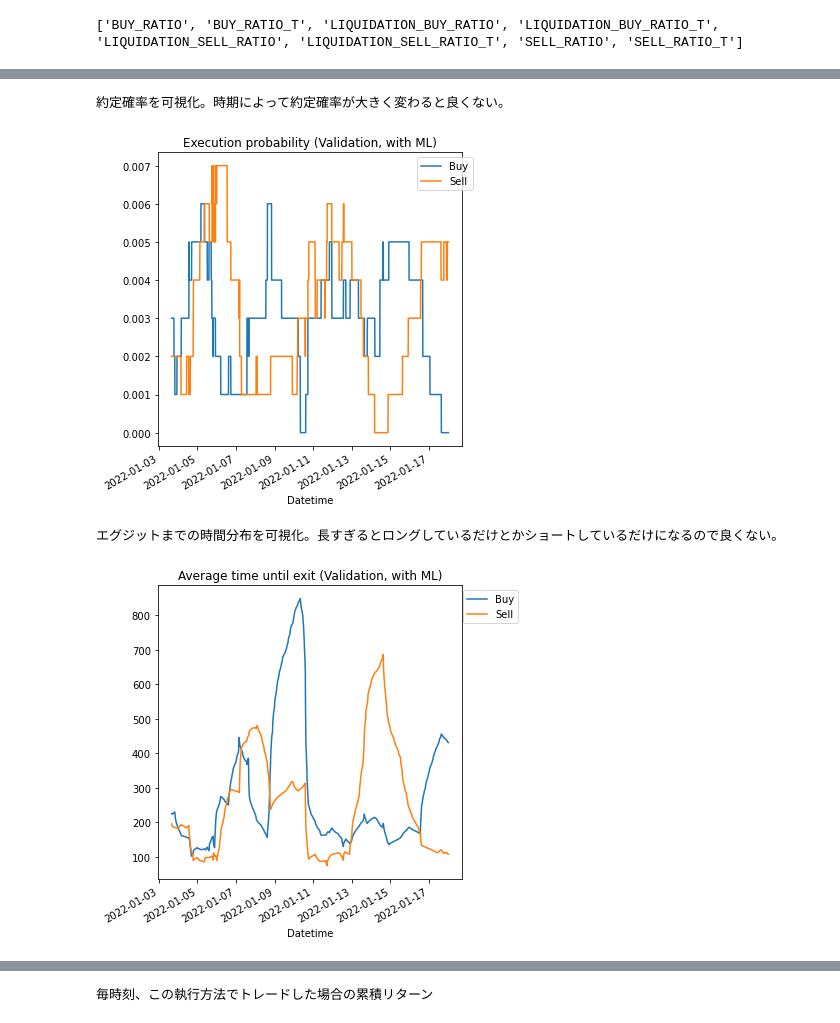
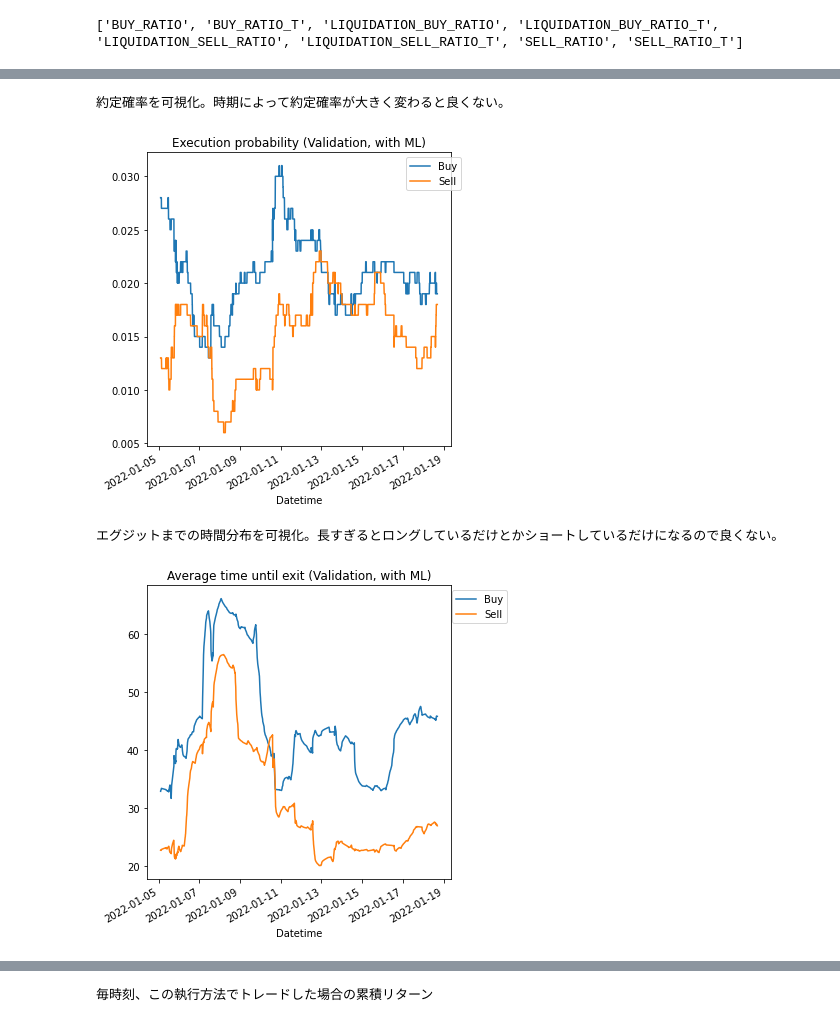
Before and after one commit to WannabeBotter/crypto_misc_jupyter, a Jupyter notebook: richman_dollarbar/richman_dollarbar.ipynb, the cells around one changed output, grey strips where cells are left out. Cells and saved outputs as stored; diff of their text form; code cells hidden in the pictures.

```diff
--- a/richman_dollarbar/richman_dollarbar.ipynb
+++ b/richman_dollarbar/richman_dollarbar.ipynb
@@ -151,7 +150,7 @@ import math
 
 # ATRの指値幅を変数として、取引数とリターンの積を最大化するOptunaの最適化対象の関数
 def target_function(x):
-    df_dollar = pd.read_pickle('df_dollar_10000000_ohlcv_learn.pkl')
+    df_dollar = pd.read_pickle('df_dollar_ohlcv_train.pkl')
     df_dollar = calc_buysell(df_dollar, pips = 1, atr_mux = x)
     y_buy = df_dollar['y_buy'].sum()
     buy_count = len(df_dollar[df_dollar['buy_executed'] == True])
@@ -169,12 +168,12 @@ def objective(trial):
 # 最適化を実施
 #study = optuna.create_study(direction='maximize')
 #study.optimize(objective, n_trials=200)
+#atr_mux = study.best_params['x']
 #optuna.visualization.plot_slice(study, params=["x"])
-#atr_mux = study.best_params['x']
 
 # 以前の学習結果を利用して最適化をスキップ
 # 10_000_000ドルバー : Trial 74 finished with value: 16193.839450781088 and parameters: {'x': 1.4788760220633528}. Best is trial 74 with value: 16193.839450781088
 # 5_000_000ドルバー : Trial 193 finished with value: 7080.370047388982 and parameters: {'x': 2.1472956042094262}. Best is trial 193 with value: 7080.370047388982.
-atr_mux = 2.1472956042094262
+atr_mux = 1.4788760220633528
 # %%
 # パフォーマンスを表示する関数
@@ -562,32 +592,19 @@ Name: y_sell_executed, dtype: float64
 # %%
 # バリデーション区間でMLフィルタ適応後のパフォーマンスを確認する
-df_dollar_validation = pd.read_pickle('df_dollar_10000000_ohlcv_validation.pkl')
+df_dollar_validation = pd.read_pickle('df_dollar_ohlcv_validation.pkl')
 df_dollar_validation = calc_buysell(df_dollar_validation, pips = 1, atr_mux = atr_mux)
 df_dollar_validation = calc_features(df_dollar_validation)
 df_dollar_validation.loc[:, 'y_pred_buy'] = model_buy.predict(df_dollar_validation[features])
 df_dollar_validation.loc[:, 'y_pred_sell'] = model_sell.predict(df_dollar_validation[features])
 
 # 予測が正でないフレームのbuy_executedをすべて0にしておく
 df_dollar_validation.loc[df_dollar_validation['y_pred_buy'] <= 0, 'buy_executed'] = 0.0
 df_dollar_validation.loc[df_dollar_validation['y_pred_sell'] <= 0, 'sell_executed'] = 0.0
 
 # パフォーマンスの表示
 display_performance(df_dollar_validation, 'Validation, with ML')
-
-# リターンとリターンの予測値を散布図で比べてみる
-plt.scatter(df_dollar_validation['y_buy'], df_dollar_validation['y_pred_buy'], s=1)
-plt.title("Buy true value vs prediction (Validation)")
-plt.xlabel("true value")
-plt.ylabel("prediction")
-plt.show()
-
-plt.scatter(df_dollar_validation['y_sell'], df_dollar_validation['y_pred_sell'], s=1)
-plt.title("Sell true value vs prediction (Validation)")
-plt.xlabel("true value")
-plt.ylabel("prediction")
-plt.show()
 # %% [output]
 約定確率を可視化。時期によって約定確率が大きく変わると良くない。
-[figure, old version]
+[figure, new version]
 エグジットまでの時間分布を可視化。長すぎるとロングしているだけとかショートしているだけになるので良くない。
-[figure, old version]
+[figure, new version]
```
Also changed, not shown: parts of 11 cells of this notebook.
